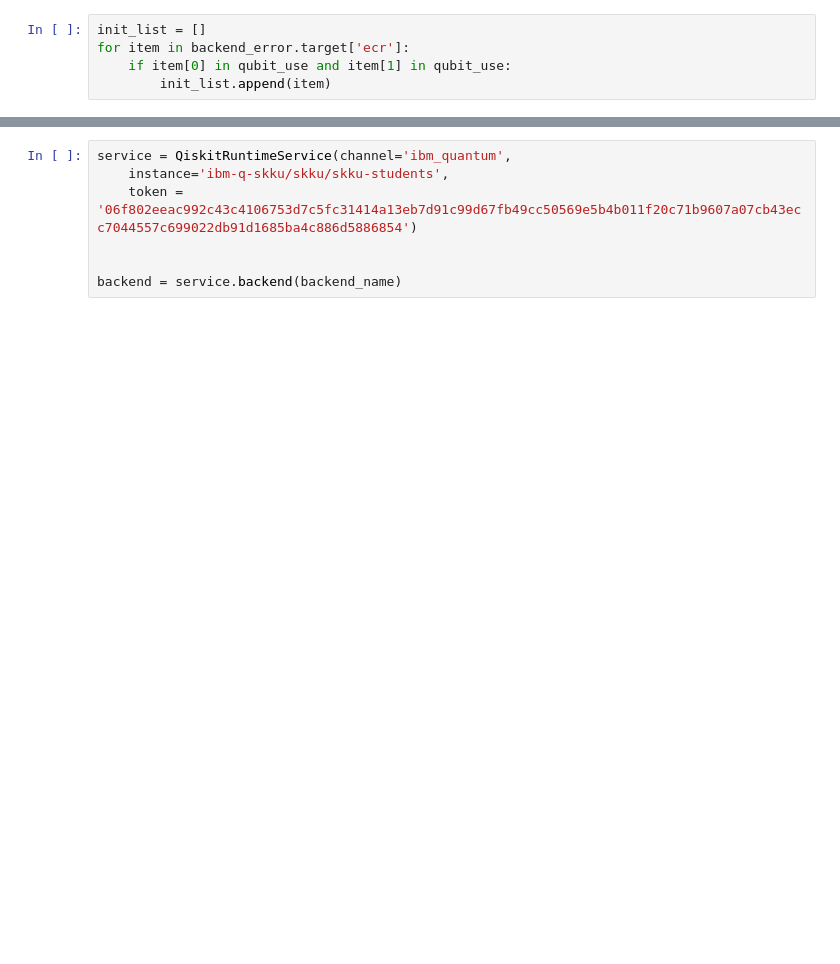
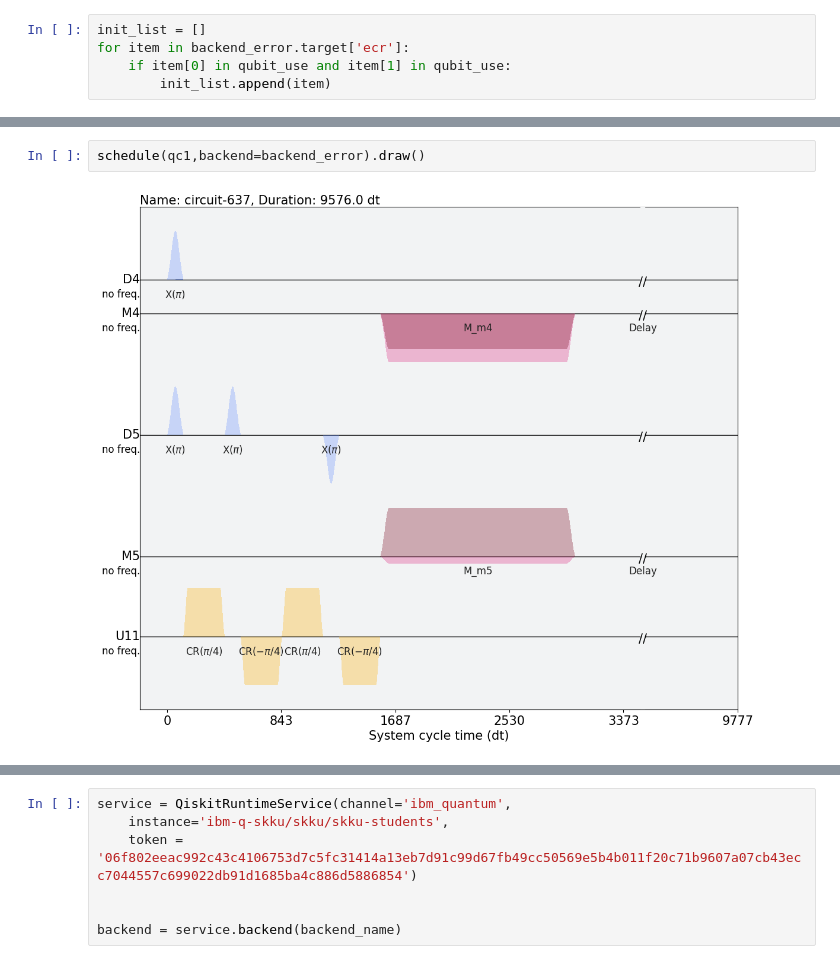
Before and after one commit to pop756/Quantum_KAN, a Jupyter notebook: Real_backend.ipynb, the cells around one changed output, grey strips where cells are left out. Saved outputs shown, nothing was run; the diff lists cells and outputs as text; blank space fills up the shorter version.

```diff
--- a/Real_backend.ipynb
+++ b/Real_backend.ipynb
@@ -251,3 +250,7 @@ my_schedule,pulse_real = update_ecr(0,init_list,backend_error)
 initial_layout = init_list[0]
 passmanager = generate_preset_pass_manager(optimization_level=0, backend=backend_error, initial_layout=list(initial_layout))
 qc1 = passmanager.run(qc1)
+# %%
+schedule(qc1,backend=backend_error).draw()
+# %% [output]
+[figure, added]
```
Also changed, not shown: parts of 23 cells of this notebook.
